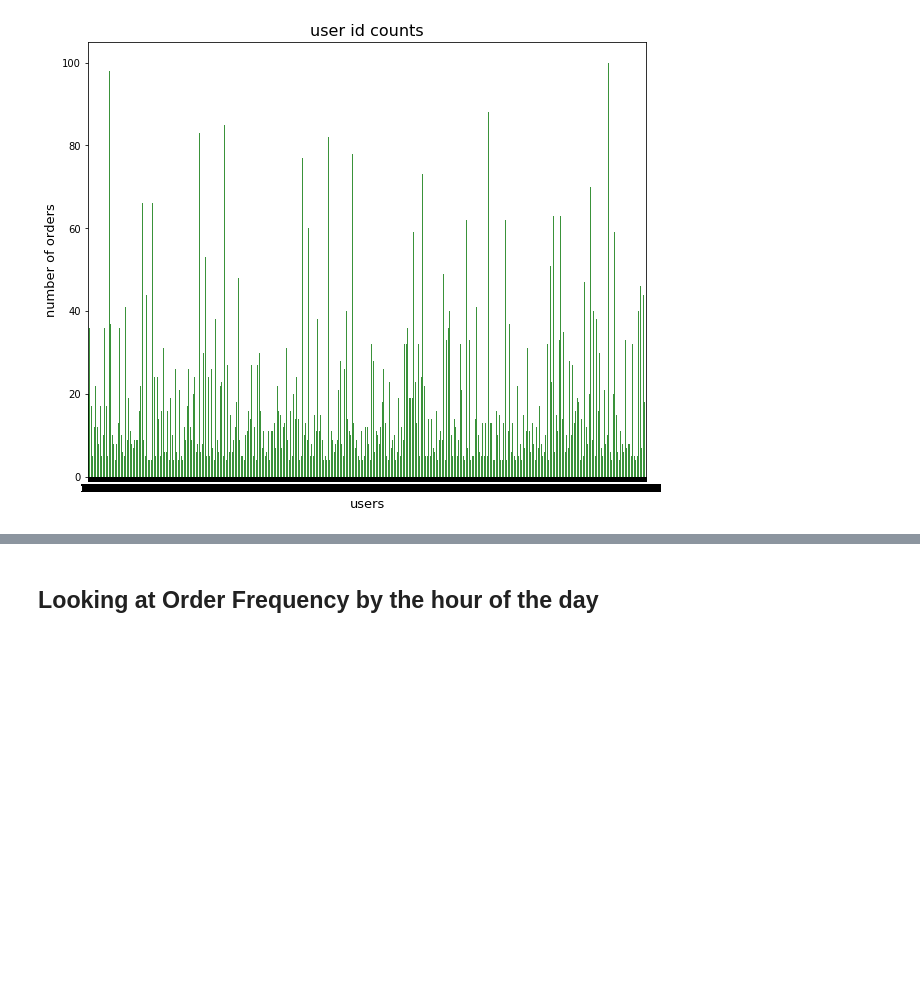
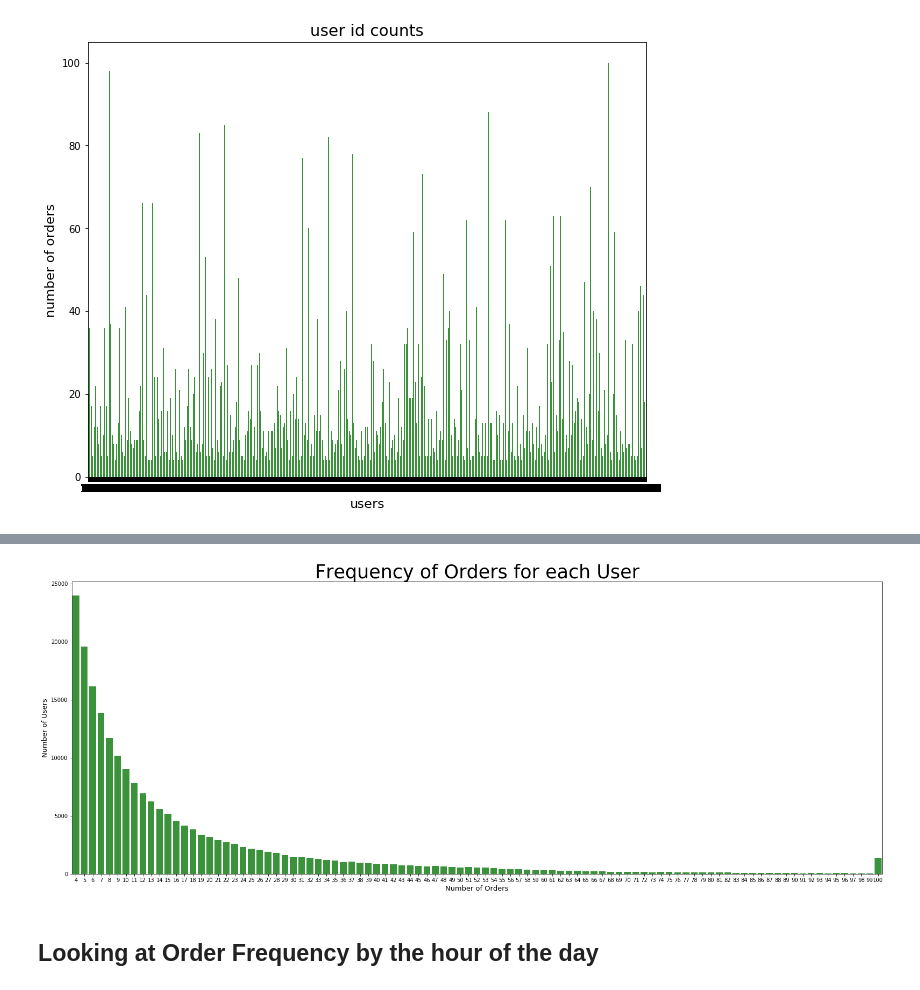
Before and after one commit to SamSamhuns/instacart_market_basket_analysis, a Jupyter notebook: instacart_data_analysis.ipynb, the cells around one changed output, grey strips where cells are left out. Drawn from its saved outputs; the diff is of its cells as text; code cells hidden in the pictures; blank space fills up the shorter version.

```diff
--- a/instacart_data_analysis.ipynb
+++ b/instacart_data_analysis.ipynb
@@ -173,9 +171,9 @@ orders
 # %%
-def hist_count_plots(dframe, x_axis, _title, _xlabel, _ylabel, color_index ):
+def hist_count_plots(dframe, x_axis, _title, _xlabel, _ylabel, color_index, fig_size=(18,8), title_size=18):
 
-    plt.figure(figsize=(10,8))
+    plt.figure(figsize=fig_size)
     sns.countplot(x=x_axis, data=dframe, color=color[color_index])
-    plt.title(_title, fontsize=18)
+    plt.title(_title, fontsize=title_size)
     plt.xlabel(_xlabel, fontsize=13)
     plt.ylabel(_ylabel, fontsize=13)
 
@@ -187,0 +188,6 @@ hist_count_plots( orders.iloc[:1000000,:], 'user_id', 'user id counts', "users",
+# %%
+user_order_count_df = orders.groupby('user_id').user_id.count()
+user_order_count_df.describe()
+user_order_count_df = user_order_count_df.to_frame()
+user_order_count_df = user_order_count_df.rename(columns={'user_id': 'Order_count'})
+user_order_count_df.head()
@@ -188,3 +216,8 @@ hist_count_plots( orders.iloc[:1000000,:], 'user_id', 'user id counts', "users",
+# %%
+hist_count_plots(user_order_count_df ,"Order_count", "Frequency of Orders for each User",
+                 "Number of Orders", "Number of Users", 2, fig_size=(27,10), title_size=35 )
+# %% [output]
+[figure, added]
 # %% [markdown]
 ## Looking at Order Frequency by the hour of the day
 # %%
```
Also changed, not shown: parts of 15 cells of this notebook.
